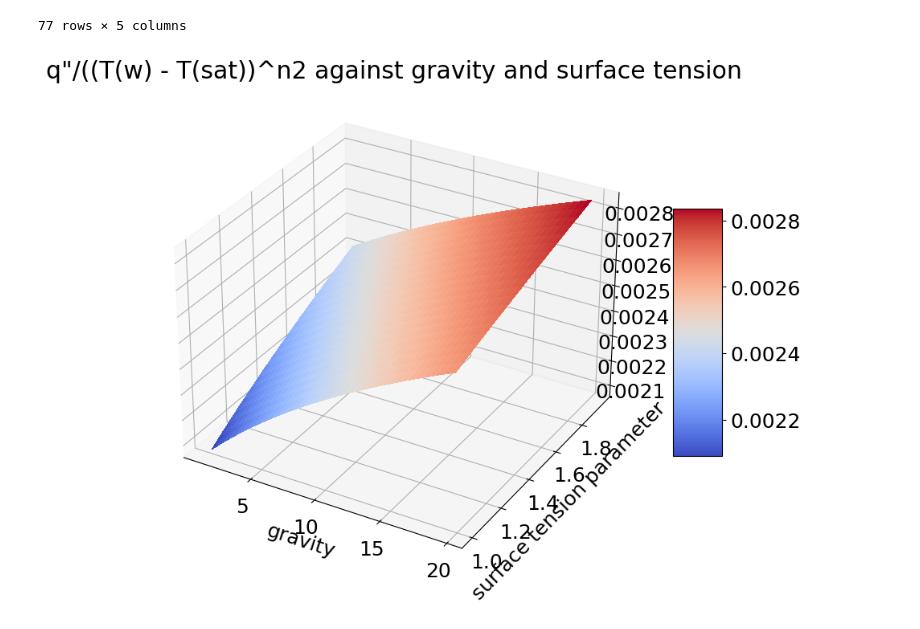
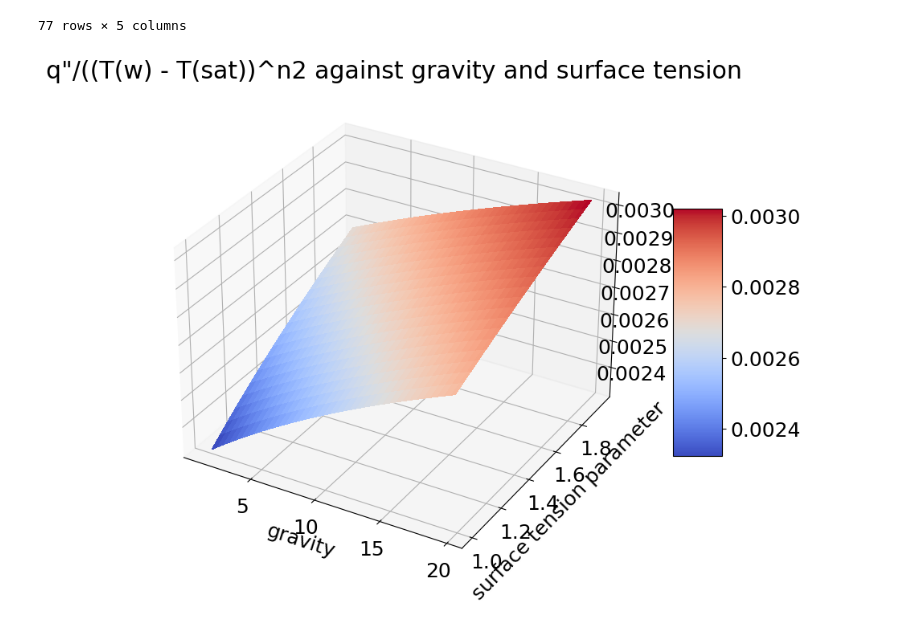
Before and after one commit to shawnkchan/ME249_P1, a Jupyter notebook: Projects/P1/Current/Task1.3.ipynb, the cells around one changed output. Saved outputs shown, nothing was run; the diff lists cells and outputs as text; code cells hidden in the pictures.

```diff
--- a/Projects/P1/Current/Task1.3.ipynb
+++ b/Projects/P1/Current/Task1.3.ipynb
@@ -533,16 +533,16 @@ P = 10 #pressure in kPa
 # %%
 fig = plt.figure()
 ax = fig.gca(projection='3d')
 X = numpy.arange(1,20,0.25) #g
 Y = numpy.arange(1,2,0.05) #gamma
 X, Y = numpy.meshgrid(X,Y)
-Z = n1 * ((X + 9.81 * Y) ** n3) * (P ** n5)
+Z = n1 * ((X + n4 ** 9.81 * Y) ** n3) * (P ** n5)
 
 surf = ax.plot_surface(X, Y, Z, cmap=cm.coolwarm, linewidth=0, antialiased=False)
 fig.colorbar(surf, shrink=0.5, aspect=5)
 plt.xlabel('gravity')
 plt.ylabel('surface tension parameter')
 plt.title('q"/((T(w) - T(sat))^n2 against gravity and surface tension')
 plt.show()
 # %% [output]
-[figure, old version]
+[figure, new version]
```
Also changed, not shown: parts of 2 cells of this notebook, 4 other files.
